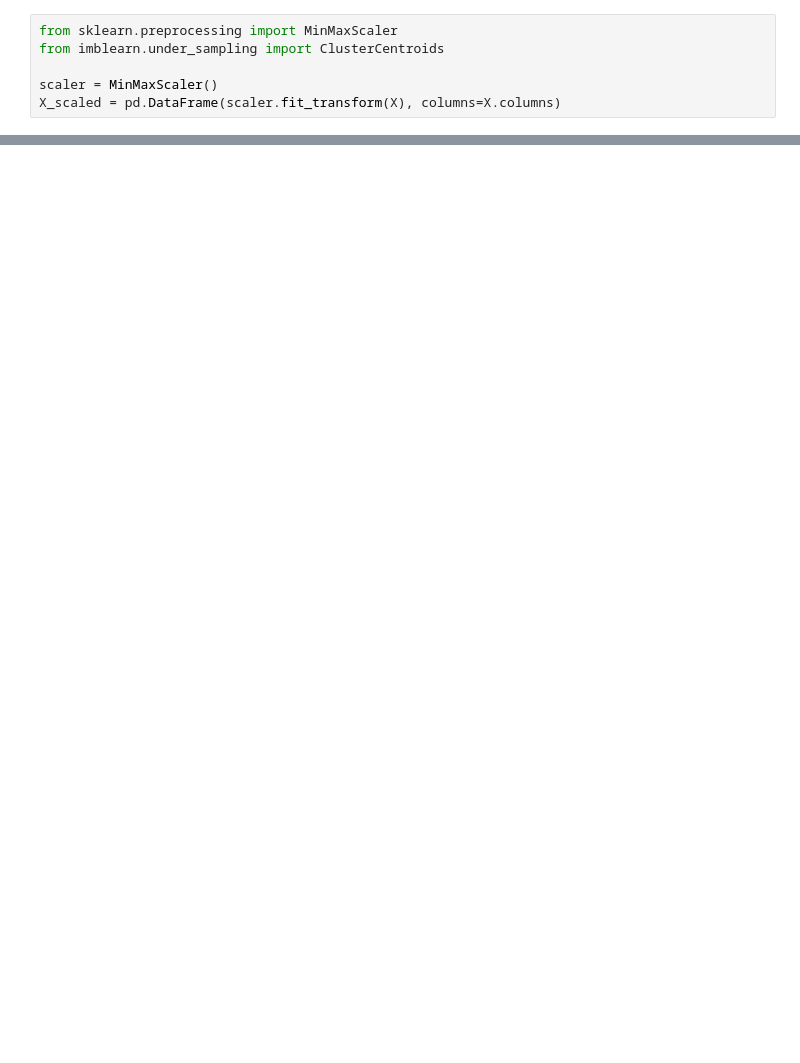
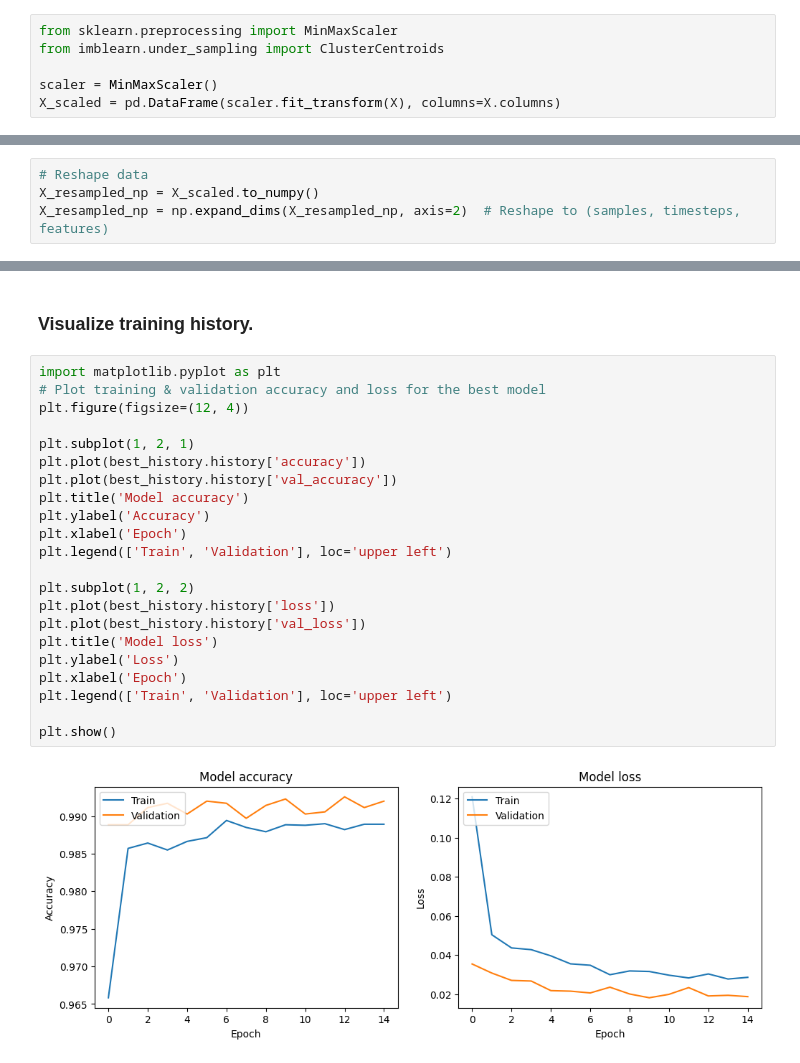
Before and after one commit to rakinplaban/APT_work, a Jupyter notebook: dapt2020/dapt-work.ipynb, the cells around one changed output, grey strips where cells are left out. Saved outputs shown, nothing was run; the diff lists cells and outputs as text; blank space fills up the shorter version.

```diff
--- a/dapt2020/dapt-work.ipynb
+++ b/dapt2020/dapt-work.ipynb
@@ -368,0 +374,4 @@ X_scaled.head()
+# %%
+# Reshape data
+X_resampled_np = X_scaled.to_numpy()
+X_resampled_np = np.expand_dims(X_resampled_np, axis=2)  # Reshape to (samples, timesteps, features)
@@ -368,0 +588,26 @@ X_scaled.head()
+# %% [markdown]
+### Visualize training history.
+# %%
+import matplotlib.pyplot as plt
+# Plot training & validation accuracy and loss for the best model
+plt.figure(figsize=(12, 4))
+
+plt.subplot(1, 2, 1)
+plt.plot(best_history.history['accuracy'])
+plt.plot(best_history.history['val_accuracy'])
+plt.title('Model accuracy')
+plt.ylabel('Accuracy')
+plt.xlabel('Epoch')
+plt.legend(['Train', 'Validation'], loc='upper left')
+
+plt.subplot(1, 2, 2)
+plt.plot(best_history.history['loss'])
+plt.plot(best_history.history['val_loss'])
+plt.title('Model loss')
+plt.ylabel('Loss')
+plt.xlabel('Epoch')
+plt.legend(['Train', 'Validation'], loc='upper left')
+
+plt.show()
+# %% [output]
+[figure, added]
```
Also changed, not shown: parts of 27 cells of this notebook.
